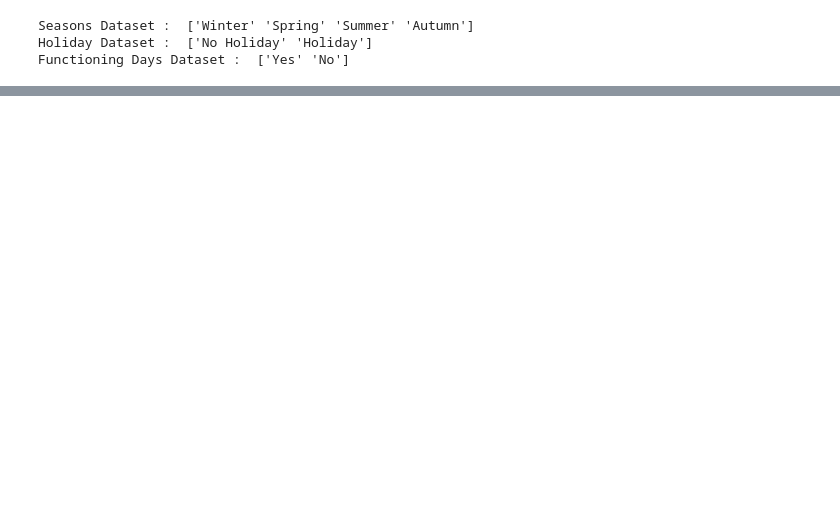
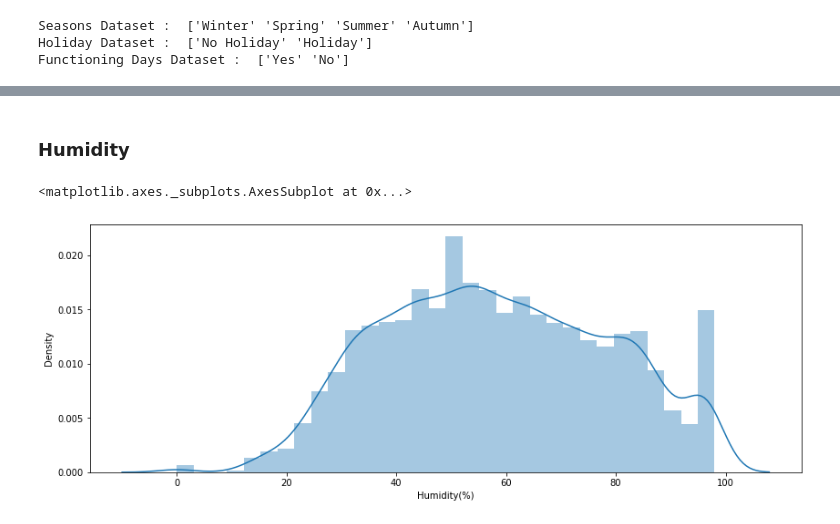
Before and after one commit to ankitmavani/Bike-Sharing-Demand-Prediction, a Jupyter notebook: Bike_Sharing_Demand_Prediction_Capstone_Project_2.ipynb, the cells around one changed output, grey strips where cells are left out. Saved outputs shown, nothing was run; the diff lists cells and outputs as text; code cells hidden in the pictures; blank space fills up the shorter version.

```diff
--- a/Bike_Sharing_Demand_Prediction_Capstone_Project_2.ipynb
+++ b/Bike_Sharing_Demand_Prediction_Capstone_Project_2.ipynb
@@ -178,0 +135,8 @@ sns.distplot(df["Dew point temperature(°C)"])
+# %% [markdown]
+### **Humidity**
+# %%
+plt.figure(figsize=(14,5))
+sns.distplot(df["Humidity(%)"])
+# %% [output]
+<matplotlib.axes._subplots.AxesSubplot at 0x...>
+[figure, added]
```
Also changed, not shown: parts of 39 cells of this notebook.
